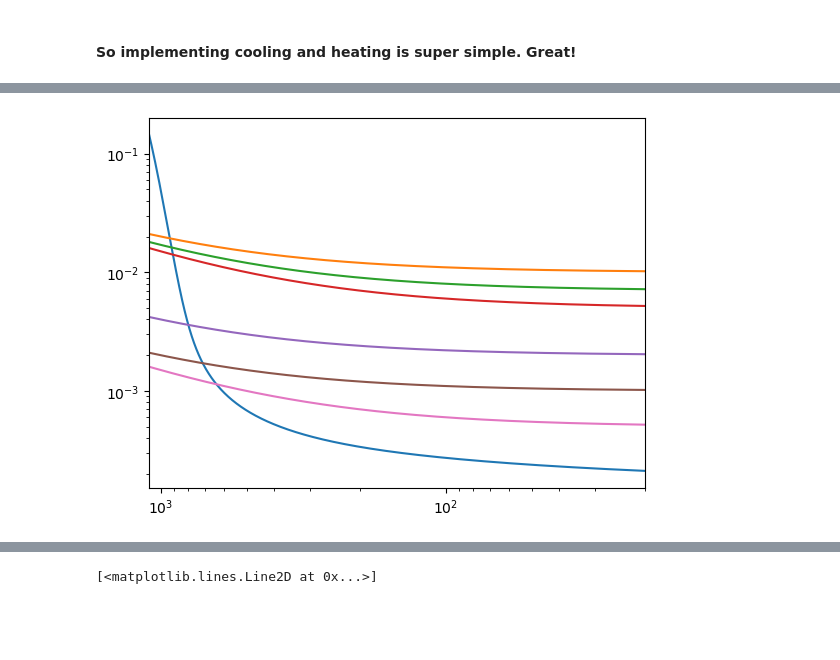
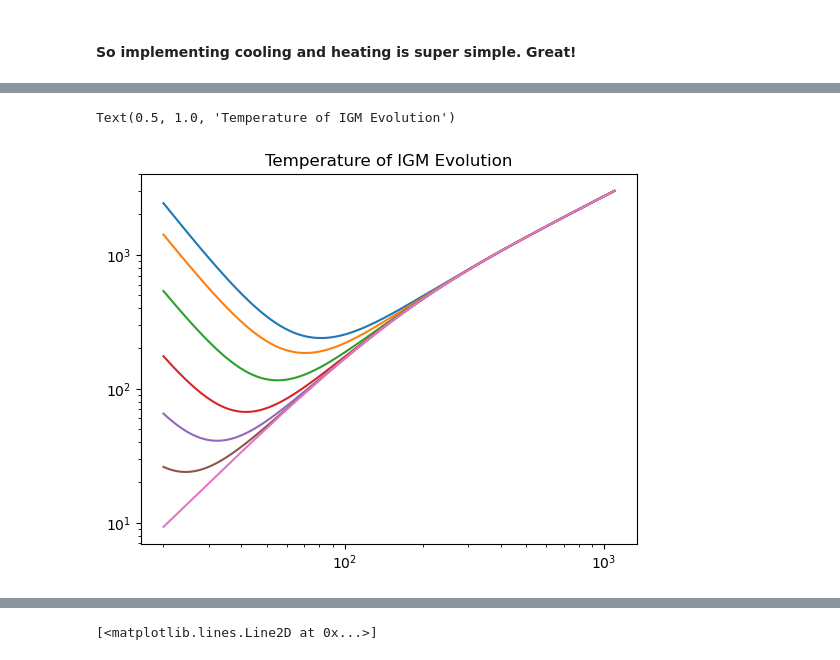
Before and after one commit to daba9359/LuCEE-Night_Simulation, a Jupyter notebook: LuCEE-Night_Simulation.ipynb, the cells around one changed output, grey strips where cells are left out. Cells and saved outputs as stored; diff of their text form; code cells hidden in the pictures; blank space fills up the shorter version.

```diff
--- a/LuCEE-Night_Simulation.ipynb
+++ b/LuCEE-Night_Simulation.ipynb
@@ -87,7 +87,8 @@ For our initial test, I'm not going to bother running any code for $T_{k}$ I'm g
 Okay, so let's code up equations 2, 15, and 16, and use CosmoRec for $T_{k}$ for now and see what we get.
 # %%
 # Some basic constants
-kb = 1.3807e-16     # Boltzman's constant [ergs per Kelvin]
+kb = 1.3807e-16    # Boltzman's constant [ergs per Kelvin]
+kb_ev = 8.617e-5   # Boltzman's constant [electron volts per Kelvin]
 # Parameters  (Taking the Lambda CDM ones from Planck collaboration 2020 pg.19 (without BAO because of no real reason))
 H0 = 67.36     # Hubble constant
 h = H0/100     # H0
@@ -98,7 +99,7 @@ omC0 = 0.2645   # Omega cold dark matter today
 #omR0 = 8.98e-5  # Omega radiation today
 omR0=8.600000001024455e-05
 omL0 = 0.6847   # Omega Dark Energy today
-f_He = 0.136    # Fraction of Helium by number of electrons
+f_He = 0.08    # Fraction of Helium by number of electrons
 z_array = np.arange(20,1100)
 n_b0 = 2.06e-7   #[baryons per cubic centimeter] This actually a function of Omega baryons, but I don't want to figure that out right now (just want to prove it works first).
 T_gamma0 = 2.725   # [Kelvin] modern CMB temperature
@@ -623,14 +793,15 @@ plt.yscale("log")
 # %%
-plt.plot(z_array,camb_xe_interp(z_array))
-plt.plot(z_array,10e-6*z_array+0.01)
-plt.plot(z_array,10e-6*z_array+0.007)
-plt.plot(z_array,10e-6*z_array+0.005)
-plt.plot(z_array,2e-6*z_array+0.002)
-plt.plot(z_array,10e-7*z_array+0.001)
-plt.plot(z_array,10e-7*z_array+0.0005)
 
+plt.plot(z_array,My_Tk_DMD[1](z_array))
+plt.plot(z_array,My_Tk_DMD2[1](z_array))
+plt.plot(z_array,My_Tk_DMD3[1](z_array))
+plt.plot(z_array,My_Tk_DMD4[1](z_array))
+plt.plot(z_array,My_Tk_DMD5[1](z_array))
+plt.plot(z_array,My_Tk_DMD6[1](z_array))
+plt.plot(z_array,My_Tk[1](z_array))
+plt.yscale("log")
 plt.xscale("log")
-plt.xlim(1100,20)
-plt.yscale("log")
+plt.title("Temperature of IGM Evolution")
 # %% [output]
+Text(0.5, 1.0, 'Temperature of IGM Evolution')
-[figure, old version]
+[figure, new version]
```
Also changed, not shown: parts of 33 cells of this notebook, 5 other files.
